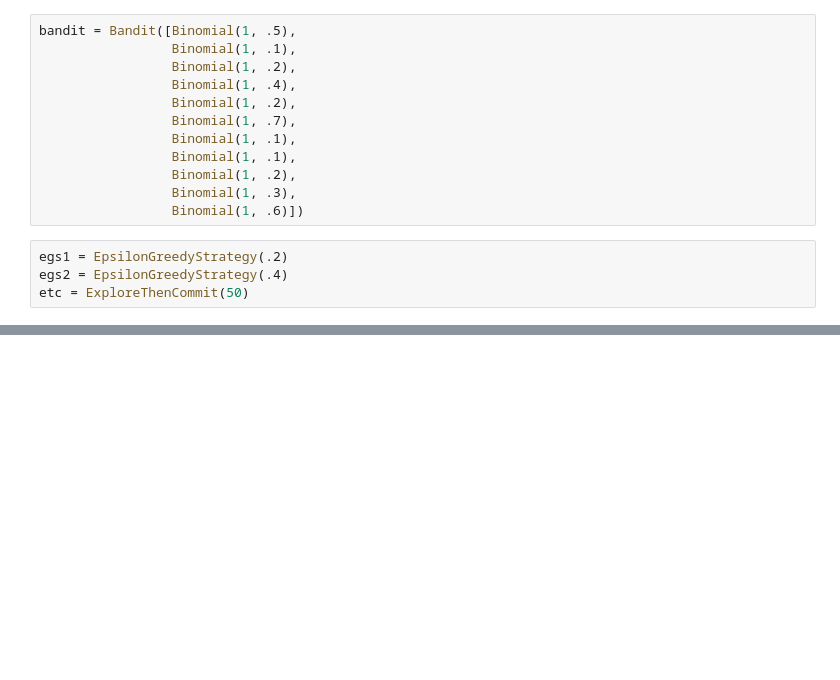
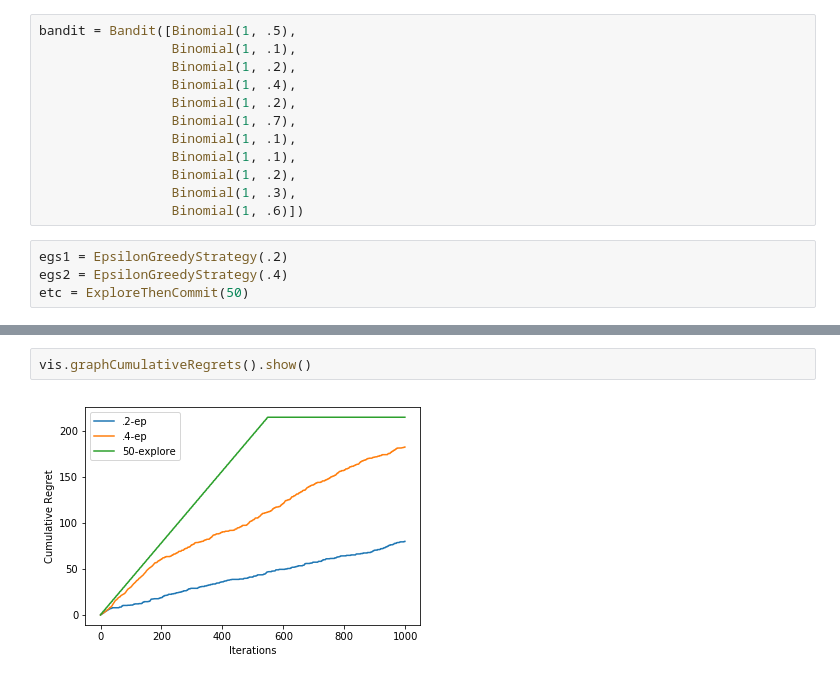
Before and after one commit to jhurwitzupenn/MultiArmedBandit, a Jupyter notebook: examples/VisualizationExample.ipynb, the cells around one changed output, grey strips where cells are left out. Drawn from its saved outputs; the diff is of its cells as text; blank space fills up the shorter version.

```diff
--- a/examples/VisualizationExample.ipynb
+++ b/examples/VisualizationExample.ipynb
@@ -32,0 +36,4 @@ ValueError: x and y must have same first dimension, but have shapes (10000,) and
+# %%
+vis.graphCumulativeRegrets().show()
+# %% [output]
+[figure, added]
```
Also changed, not shown: parts of 3 cells of this notebook, 1 other file.
